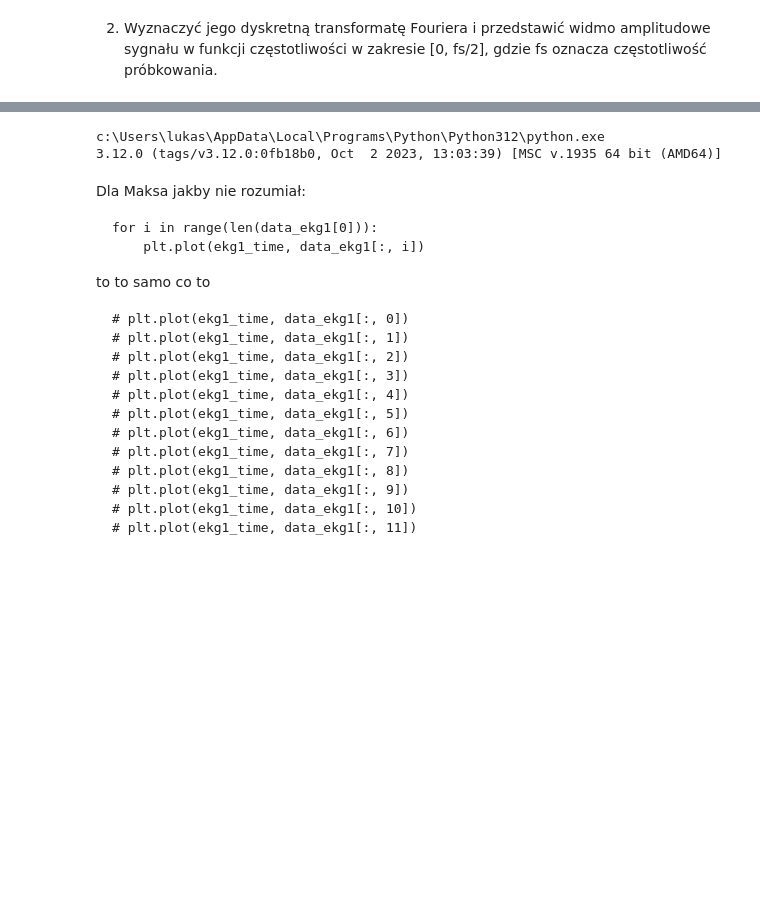
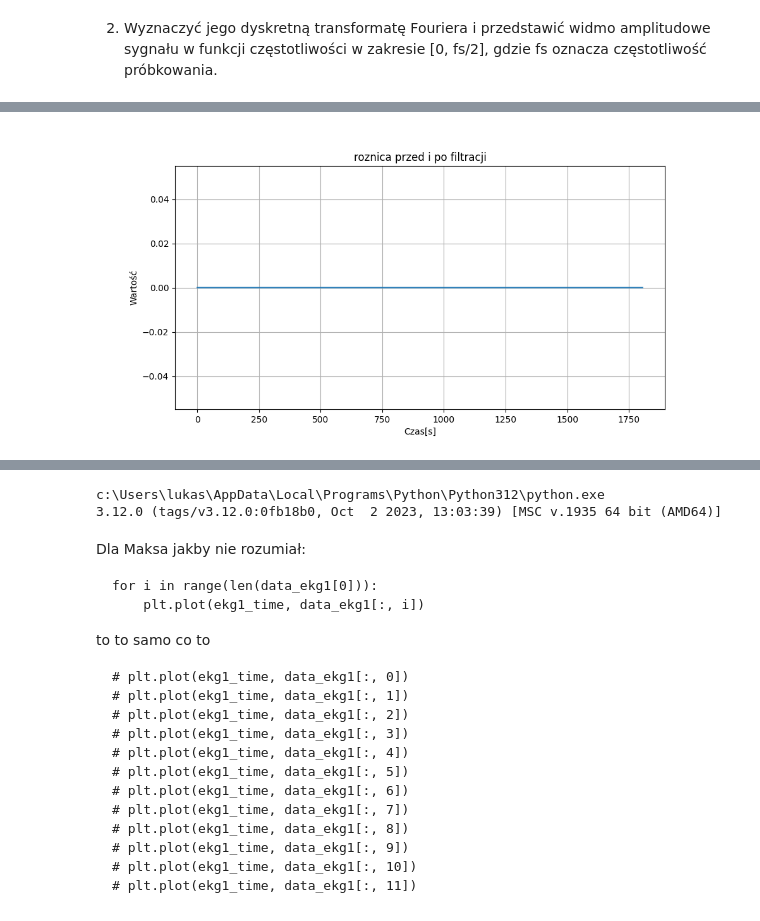
Before and after one commit to LUKIS123/CPSiO-PWR, a Jupyter notebook: Lab1/Lab1.ipynb, the cells around one changed output, grey strips where cells are left out. Saved outputs shown, nothing was run; the diff lists cells and outputs as text; code cells hidden in the pictures; blank space fills up the shorter version.

```diff
--- a/Lab1/Lab1.ipynb
+++ b/Lab1/Lab1.ipynb
@@ -406,0 +405,11 @@ plt.show()
+# %%
+roznica = data_ekg_100 - invdft_result
+plt.figure(figsize=(10, 5))
+plt.plot(ekg_100_time, roznica)
+plt.title('roznica przed i po filtracji')
+plt.xlabel('Czas[s]')
+plt.ylabel('Wartość')
+plt.grid(True)
+plt.show()
+# %% [output]
+[figure, added]
```
Also changed, not shown: parts of 14 cells of this notebook.
